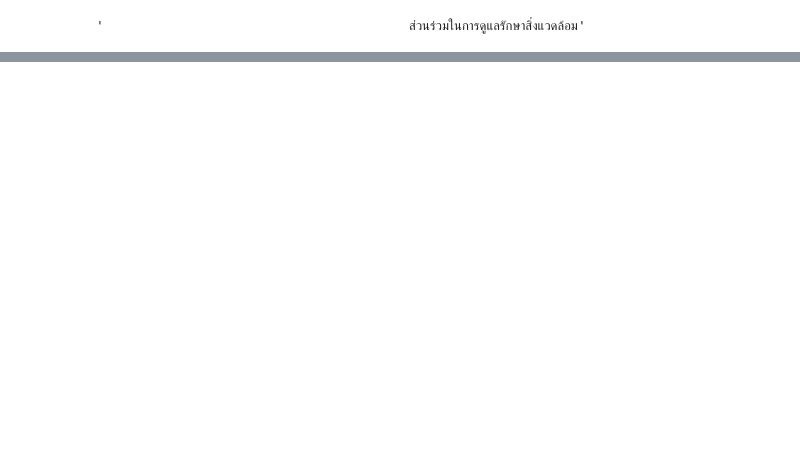
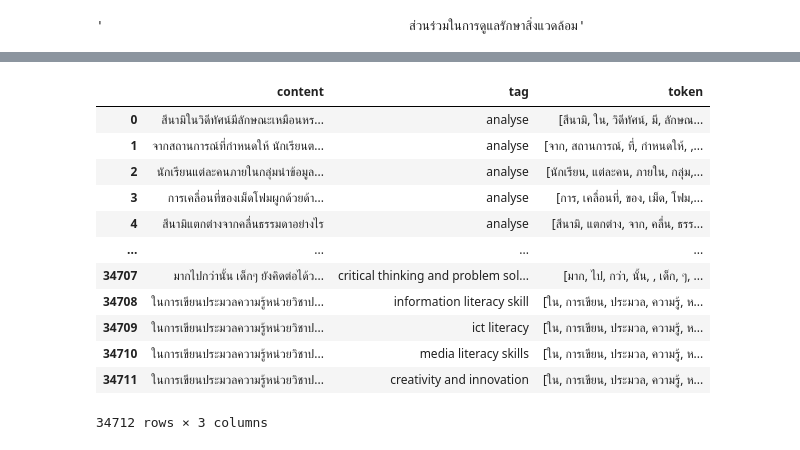
Before and after one commit to thainhf/new-taggerbot-training-model, a Jupyter notebook: Clean_data_taggerbot.ipynb, the cells around one changed output, grey strips where cells are left out. Drawn from its saved outputs; the diff is of its cells as text; code cells hidden in the pictures; blank space fills up the shorter version.

```diff
--- a/Clean_data_taggerbot.ipynb
+++ b/Clean_data_taggerbot.ipynb
@@ -105,0 +172,19 @@ df_contain.iloc[0,0]
+# %%
+df_train_main = df_train_main.assign(token = [word_tokenize(x, engine="newmm") for x in df_train_main['content']])
+#df_train_main = df_train_main.drop(columns='token')
+#df_train_main.insert(1, 'token', word_tokenize(df_train_main.content.str, engine="newmm"))
+df_train_main
+# %% [output]
+|  | content | tag | token |
+| 0 | สึนามิในวิดีทัศน์มีลักษณะเหมือนหร... | analyse | [สึนามิ, ใน, วิดีทัศน์, มี, ลักษณ... |
+| 1 | จากสถานการณ์ที่กำหนดให้ นักเรียนต... | analyse | [จาก, สถานการณ์, ที่, กำหนดให้, ,... |
+| 2 | นักเรียนแต่ละคนภายในกลุ่มนำข้อมูล... | analyse | [นักเรียน, แต่ละคน, ภายใน, กลุ่ม,... |
+| 3 | การเคลื่อนที่ของเม็ดโฟมผูกด้วยด้า... | analyse | [การ, เคลื่อนที่, ของ, เม็ด, โฟม,... |
+| 4 | สึนามิแตกต่างจากคลื่นธรรมดาอย่างไร | analyse | [สึนามิ, แตกต่าง, จาก, คลื่น, ธรร... |
+| ... | ... | ... | ... |
+| 34707 | มากไปกว่านั้น เด็กๆ ยังคิดต่อได้ว... | critical thinking and problem sol... | [มาก, ไป, กว่า, นั้น, , เด็ก, ๆ, ... |
+| 34708 | ในการเขียนประมวลความรู้หน่วยวิชาป... | information literacy skill | [ใน, การเขียน, ประมวล, ความรู้, ห... |
+| 34709 | ในการเขียนประมวลความรู้หน่วยวิชาป... | ict literacy | [ใน, การเขียน, ประมวล, ความรู้, ห... |
+| 34710 | ในการเขียนประมวลความรู้หน่วยวิชาป... | media literacy skills | [ใน, การเขียน, ประมวล, ความรู้, ห... |
+| 34711 | ในการเขียนประมวลความรู้หน่วยวิชาป... | creativity and innovation | [ใน, การเขียน, ประมวล, ความรู้, ห... |
+34712 rows × 3 columns
```
Also changed, not shown: parts of 18 cells of this notebook.
